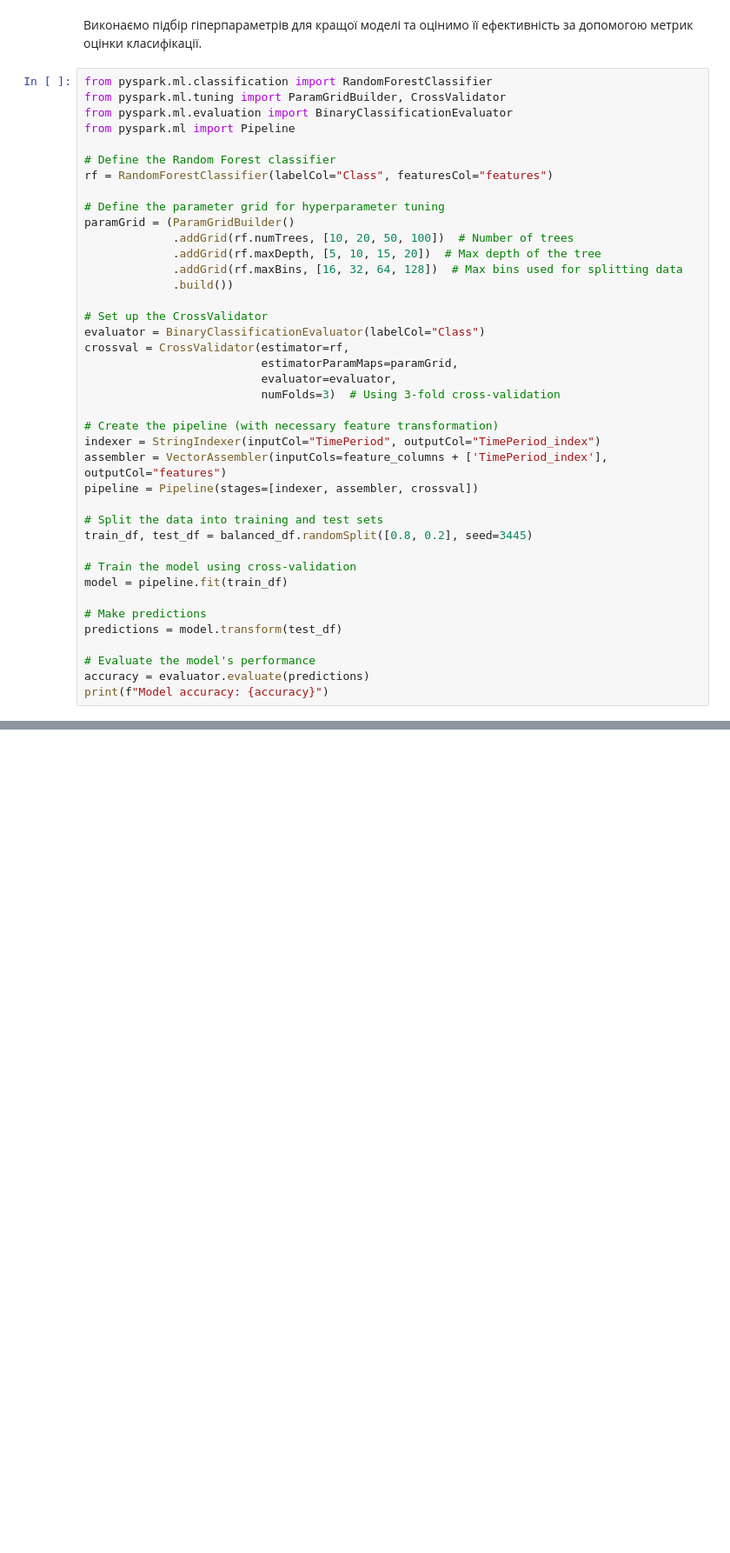
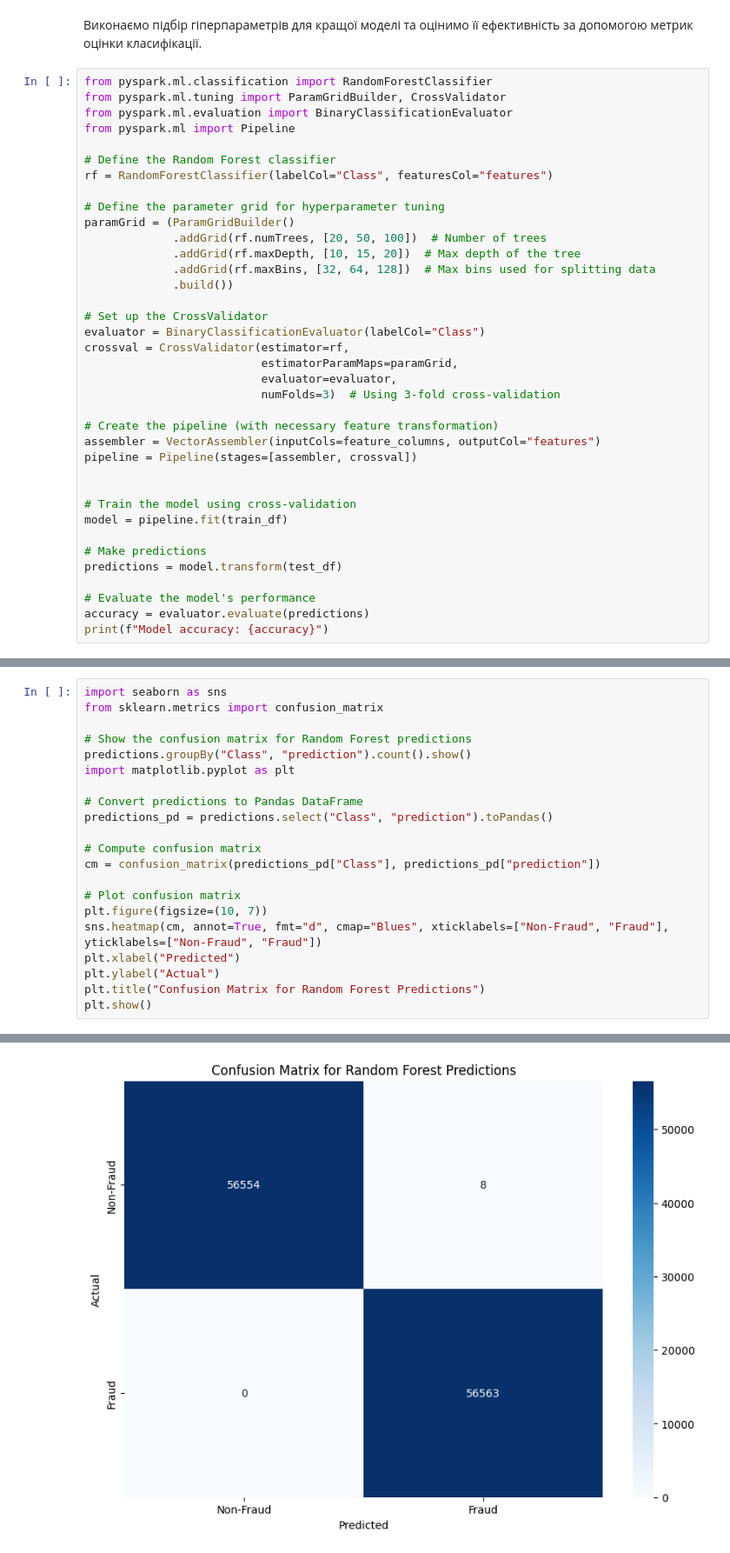
Before and after one commit to anryts/realtime_fraud, a Jupyter notebook: classification_model.ipynb, the cells around one changed output, grey strips where cells are left out. Shown at 87% size. Drawn from its saved outputs; the diff is of its cells as text; blank space fills up the shorter version.

```diff
--- a/classification_model.ipynb
+++ b/classification_model.ipynb
@@ -245,9 +302,9 @@ rf = RandomForestClassifier(labelCol="Class", featuresCol="features")
 
 # Define the parameter grid for hyperparameter tuning
 paramGrid = (ParamGridBuilder()
-             .addGrid(rf.numTrees, [10, 20, 50, 100])  # Number of trees
-             .addGrid(rf.maxDepth, [5, 10, 15, 20])  # Max depth of the tree
-             .addGrid(rf.maxBins, [16, 32, 64, 128])  # Max bins used for splitting data
+             .addGrid(rf.numTrees, [20, 50, 100])  # Number of trees
+             .addGrid(rf.maxDepth, [10, 15, 20])  # Max depth of the tree
+             .addGrid(rf.maxBins, [32, 64, 128])  # Max bins used for splitting data
              .build())
 
 # Set up the CrossValidator
@@ -258,12 +315,9 @@ crossval = CrossValidator(estimator=rf,
                           numFolds=3)  # Using 3-fold cross-validation
 
 # Create the pipeline (with necessary feature transformation)
-indexer = StringIndexer(inputCol="TimePeriod", outputCol="TimePeriod_index")
-assembler = VectorAssembler(inputCols=feature_columns + ['TimePeriod_index'], outputCol="features")
-pipeline = Pipeline(stages=[indexer, assembler, crossval])
+assembler = VectorAssembler(inputCols=feature_columns, outputCol="features")
+pipeline = Pipeline(stages=[assembler, crossval])
 
-# Split the data into training and test sets
-train_df, test_df = balanced_df.randomSplit([0.8, 0.2], seed=3445)
 
 # Train the model using cross-validation
 model = pipeline.fit(train_df)
@@ -326,0 +350,22 @@ AttributeError: 'PipelineModel' object has no attribute 'bestModel'
+# %%
+import seaborn as sns
+from sklearn.metrics import confusion_matrix
+
+# Show the confusion matrix for Random Forest predictions
+predictions.groupBy("Class", "prediction").count().show()
+import matplotlib.pyplot as plt
+
+# Convert predictions to Pandas DataFrame
+predictions_pd = predictions.select("Class", "prediction").toPandas()
+
+# Compute confusion matrix
+cm = confusion_matrix(predictions_pd["Class"], predictions_pd["prediction"])
+
+# Plot confusion matrix
+plt.figure(figsize=(10, 7))
+sns.heatmap(cm, annot=True, fmt="d", cmap="Blues", xticklabels=["Non-Fraud", "Fraud"], yticklabels=["Non-Fraud", "Fraud"])
+plt.xlabel("Predicted")
+plt.ylabel("Actual")
+plt.title("Confusion Matrix for Random Forest Predictions")
+plt.show()
+# %% [output]
@@ -326,0 +379 @@ AttributeError: 'PipelineModel' object has no attribute 'bestModel'
+[figure, added]
```
Also changed, not shown: parts of 17 cells of this notebook, 4 other files.
